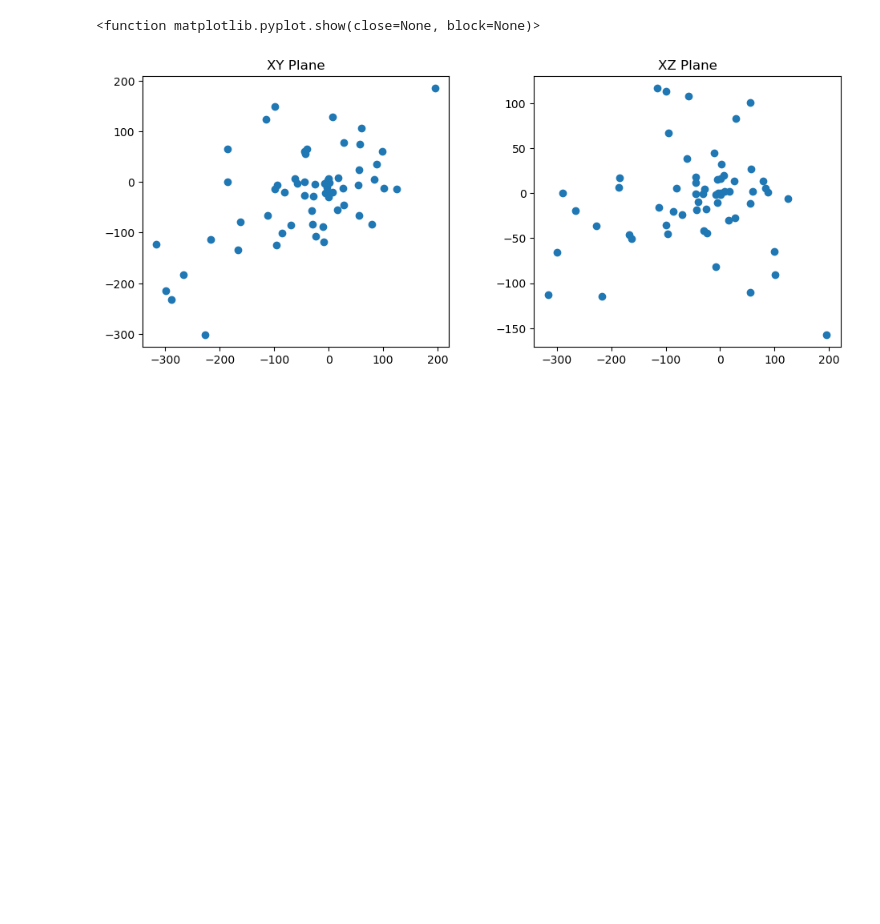
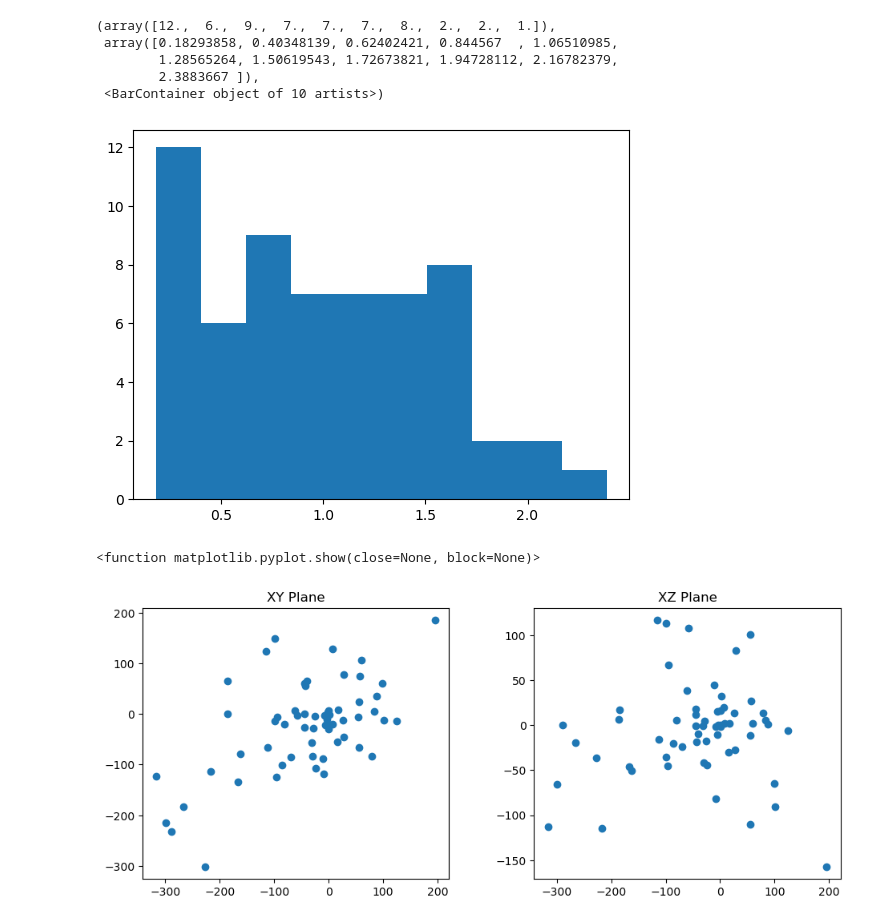
Before and after one commit to brianpatrick/os_gaia_module, a Jupyter notebook: src/nearencounters/nearencounters.ipynb, the cells around one changed output. Drawn from its saved outputs; the diff is of its cells as text; code cells hidden in the pictures; blank space fills up the shorter version.

```diff
--- a/src/nearencounters/nearencounters.ipynb
+++ b/src/nearencounters/nearencounters.ipynb
@@ -157,3 +169,49 @@ Table length=61
+# %%
+#setting dcalc
+#setting metadata for dcalc
+#since we calculate distance only using parallax in this dataset, dcalc is always 2
+data['dcalc'] = data.Column(data=[2]*len(data),
+                            meta=collections.OrderedDict([('ucd', 'meta.dcalc')]),
+                            description='Distance Indicator: 1 indicates a Bailer-Jones photogeometric distance; 2 indicates a Bailer-Jones geometric distance')
+# %%
+#calculating absolute magnitudes
+#calculate absolute V mag based on apparent magnitude and distance
+data['appmag'] = data.MaskedColumn(data=data['Gmag'],
+                             unit=u.mag,
+                             meta=collections.OrderedDict([('ucd', 'phot.mag;em.opt.G')]),
+                             format='{:.6f}',
+                             description='Apparent magnitude in Gaia G-band')
+data['absmag'] = data.MaskedColumn(data=[data['appmag'][i]+5-5*np.log10(data['dist_pc'][i]) for i in range(len(data))],
+                             unit=u.mag,
+                             meta=collections.OrderedDict([('ucd', 'phot.magAbs;em.opt.G')]),
+                             format='{:.6f}',
+                             description='Absolute magnitude in Gaia G-band')
+# %%
+#calculate luminosity based on absolute magnitude
+data['lum'] = [10**(1.89 - 0.4*data['absmag'][i]) for i in range(len(data))]
+small_luminosities = np.where((data['lum']>0.0) & (data['lum']<0.001))[0]
+data['lum'][small_luminosities] = [0.001]*len(small_luminosities)
+
+data['lum'] = data.MaskedColumn(data=data['lum'],
+                             unit=u.solLum,
+                             meta=collections.OrderedDict([('ucd', 'phys.luminosity')]),
+                             format='{:.6f}',
+                             description='Stellar Luminosity')
+# %%
+#setting color and visualizing
+data['color'] = data.MaskedColumn(data=data['bp_g'],
+                             unit=u.solLum,
+                             meta=collections.OrderedDict([('ucd', 'phys.color')]),
+                             format='{:.2f}',
+                             description='Gaia BP-G color')
+plt.hist(data['color'], bins=10)
+# %% [output]
+(array([12.,  6.,  9.,  7.,  7.,  7.,  8.,  2.,  2.,  1.]),
+ array([0.18293858, 0.40348139, 0.62402421, 0.844567  , 1.06510985,
+        1.28565264, 1.50619543, 1.72673821, 1.94728112, 2.16782379,
+        2.3883667 ]),
+ <BarContainer object of 10 artists>)
+[figure, added]
 # %%
 #2D Visualization
 fig, ax = plt.subplots(1, 2)
```
Also changed, not shown: parts of 9 cells of this notebook, 1 other file.
